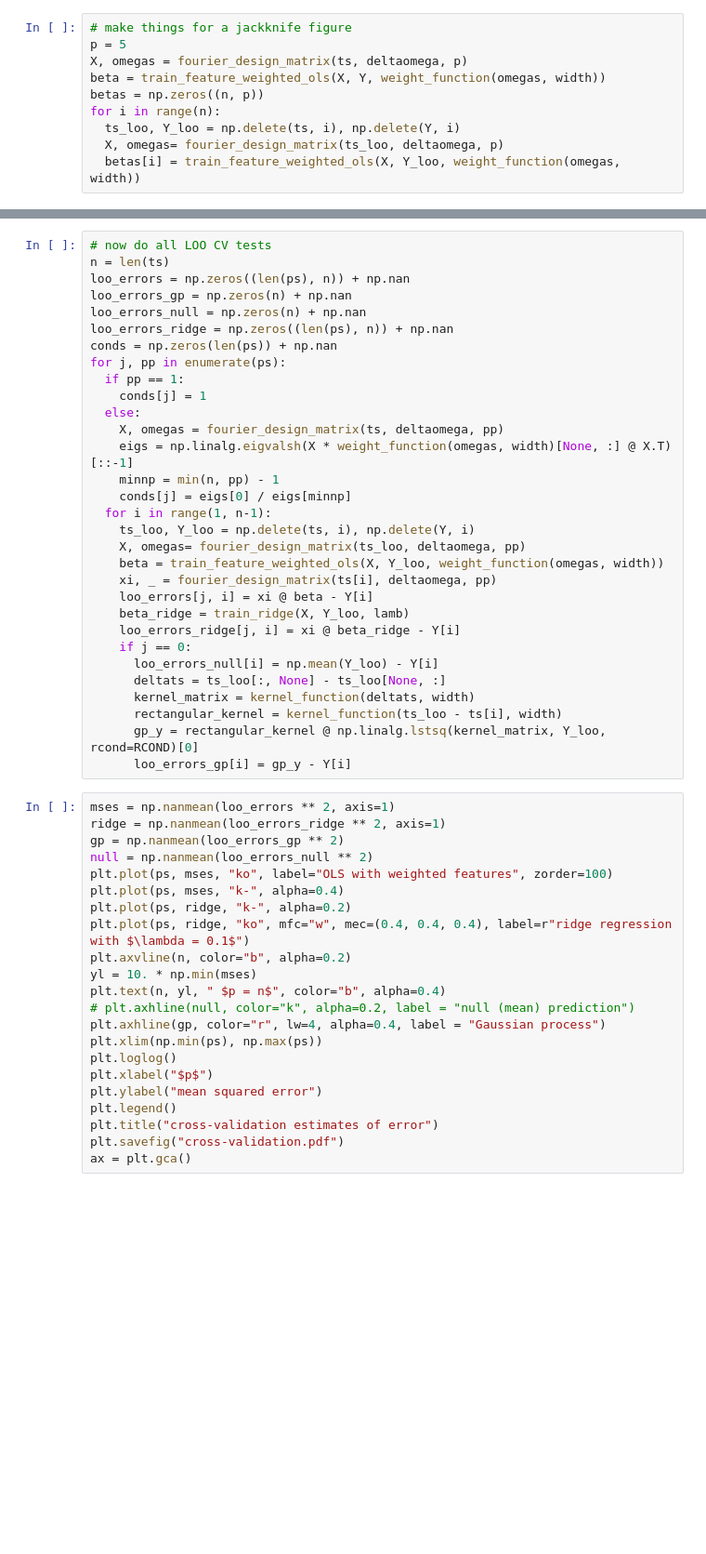
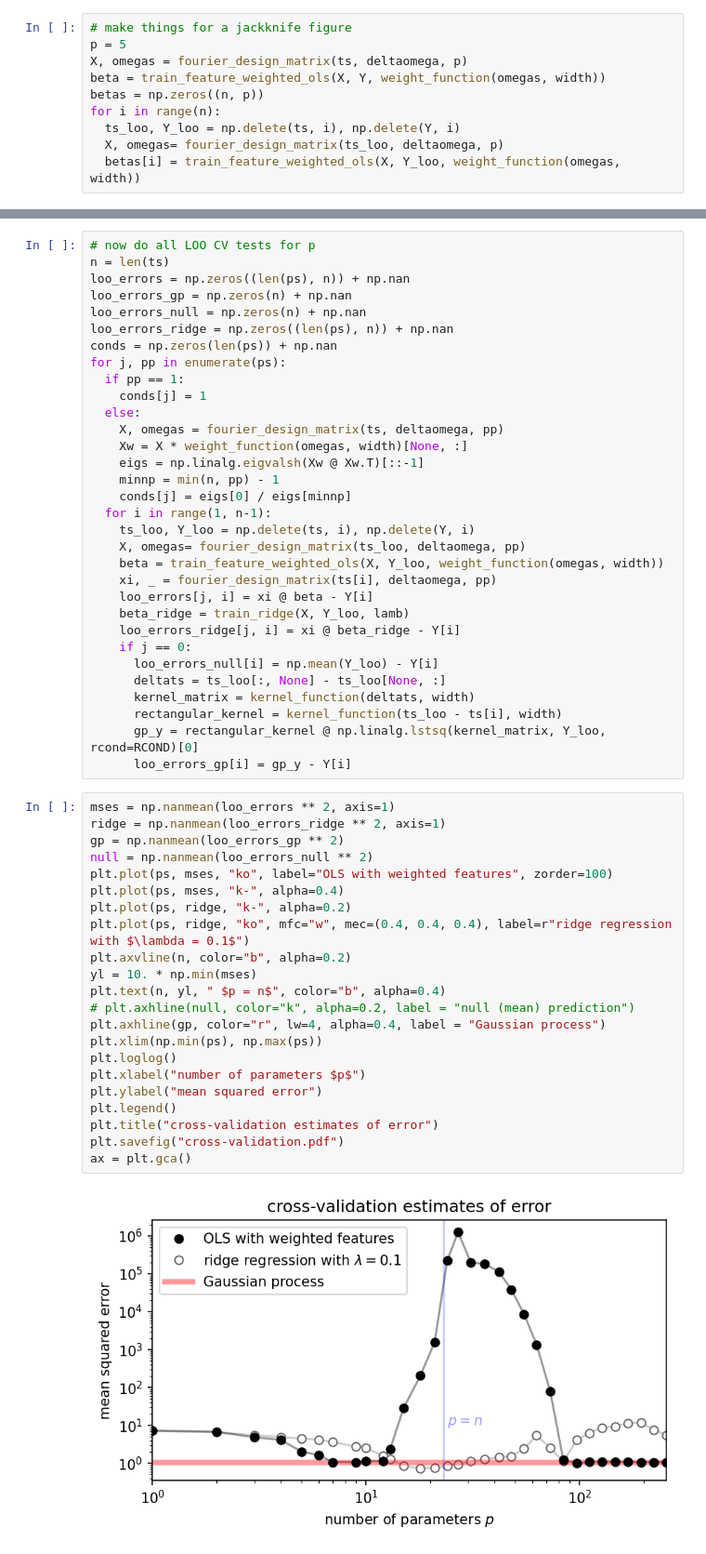
Before and after one commit to davidwhogg/FlexibleLinearModels, a Jupyter notebook: ipynb/experiments_with_reweighting_features.ipynb, the cells around one changed output, grey strips where cells are left out. Shown at 93% size. Saved outputs shown, nothing was run; the diff lists cells and outputs as text; blank space fills up the shorter version.

Commit message:
Added new cross-validations; fixed condition-number bug

```diff
--- a/ipynb/experiments_with_reweighting_features.ipynb
+++ b/ipynb/experiments_with_reweighting_features.ipynb
@@ -435,5 +471,5 @@ print(ps)
 # %%
-# now do all LOO CV tests
+# now do all LOO CV tests for p
 n = len(ts)
 loo_errors = np.zeros((len(ps), n)) + np.nan
 loo_errors_gp = np.zeros(n) + np.nan
@@ -445,7 +481,8 @@ for j, pp in enumerate(ps):
     conds[j] = 1
   else:
     X, omegas = fourier_design_matrix(ts, deltaomega, pp)
-    eigs = np.linalg.eigvalsh(X * weight_function(omegas, width)[None, :] @ X.T)[::-1]
+    Xw = X * weight_function(omegas, width)[None, :]
+    eigs = np.linalg.eigvalsh(Xw @ Xw.T)[::-1]
     minnp = min(n, pp) - 1
     conds[j] = eigs[0] / eigs[minnp]
   for i in range(1, n-1):
@@ -466,25 +503,27 @@ for j, pp in enumerate(ps):
 # %%
 mses = np.nanmean(loo_errors ** 2, axis=1)
 ridge = np.nanmean(loo_errors_ridge ** 2, axis=1)
 gp = np.nanmean(loo_errors_gp ** 2)
 null = np.nanmean(loo_errors_null ** 2)
 plt.plot(ps, mses, "ko", label="OLS with weighted features", zorder=100)
 plt.plot(ps, mses, "k-", alpha=0.4)
 plt.plot(ps, ridge, "k-", alpha=0.2)
 plt.plot(ps, ridge, "ko", mfc="w", mec=(0.4, 0.4, 0.4), label=r"ridge regression with $\lambda = 0.1$")
 plt.axvline(n, color="b", alpha=0.2)
 yl = 10. * np.min(mses)
 plt.text(n, yl, " $p = n$", color="b", alpha=0.4)
 # plt.axhline(null, color="k", alpha=0.2, label = "null (mean) prediction")
 plt.axhline(gp, color="r", lw=4, alpha=0.4, label = "Gaussian process")
 plt.xlim(np.min(ps), np.max(ps))
 plt.loglog()
-plt.xlabel("$p$")
+plt.xlabel("number of parameters $p$")
 plt.ylabel("mean squared error")
 plt.legend()
 plt.title("cross-validation estimates of error")
 plt.savefig("cross-validation.pdf")
 ax = plt.gca()
+# %% [output]
+[figure, added]
 # %%
 plt.plot(ps, np.abs(conds), "ko")
 plt.xlim(np.min(ps), np.max(ps))
```
Also changed, not shown: parts of 23 cells of this notebook.
